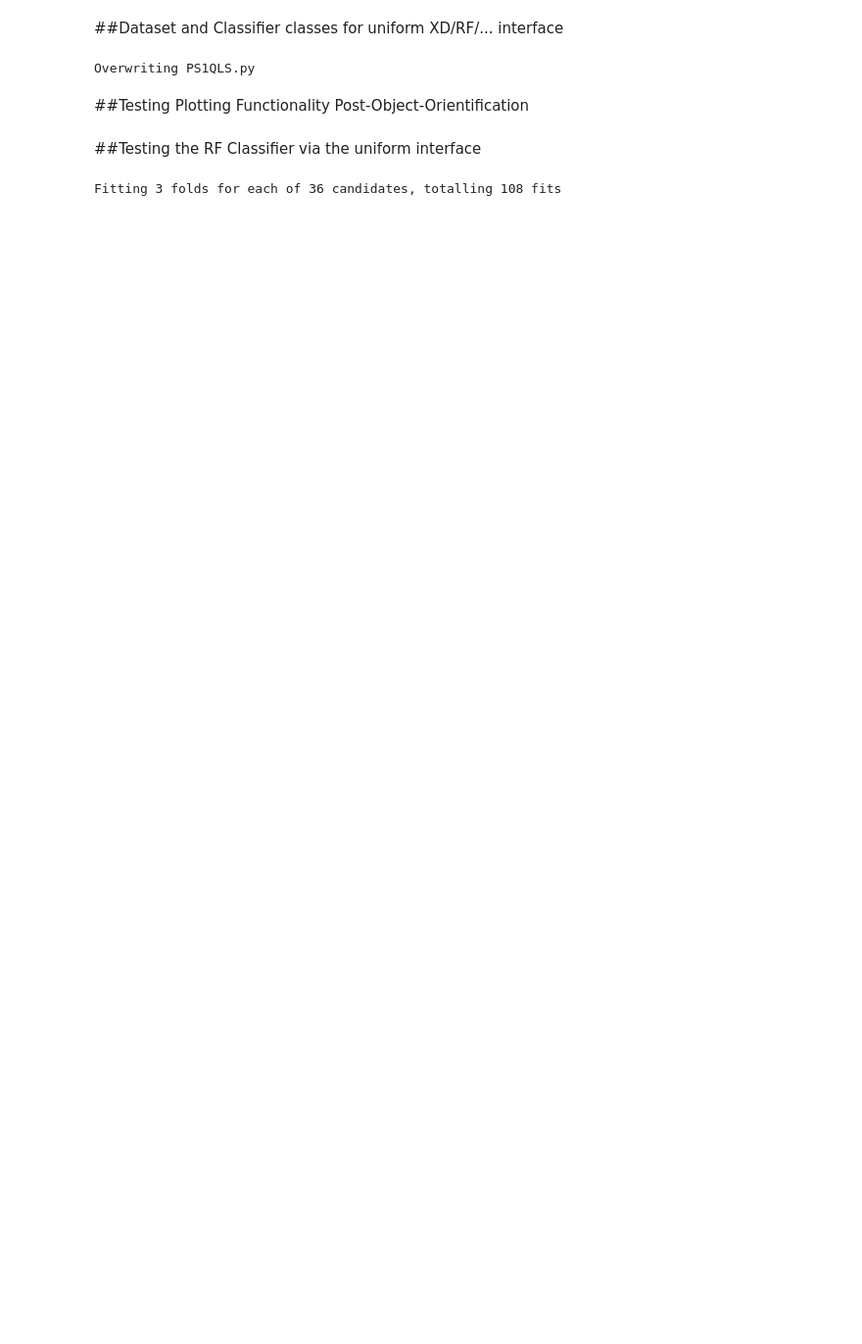
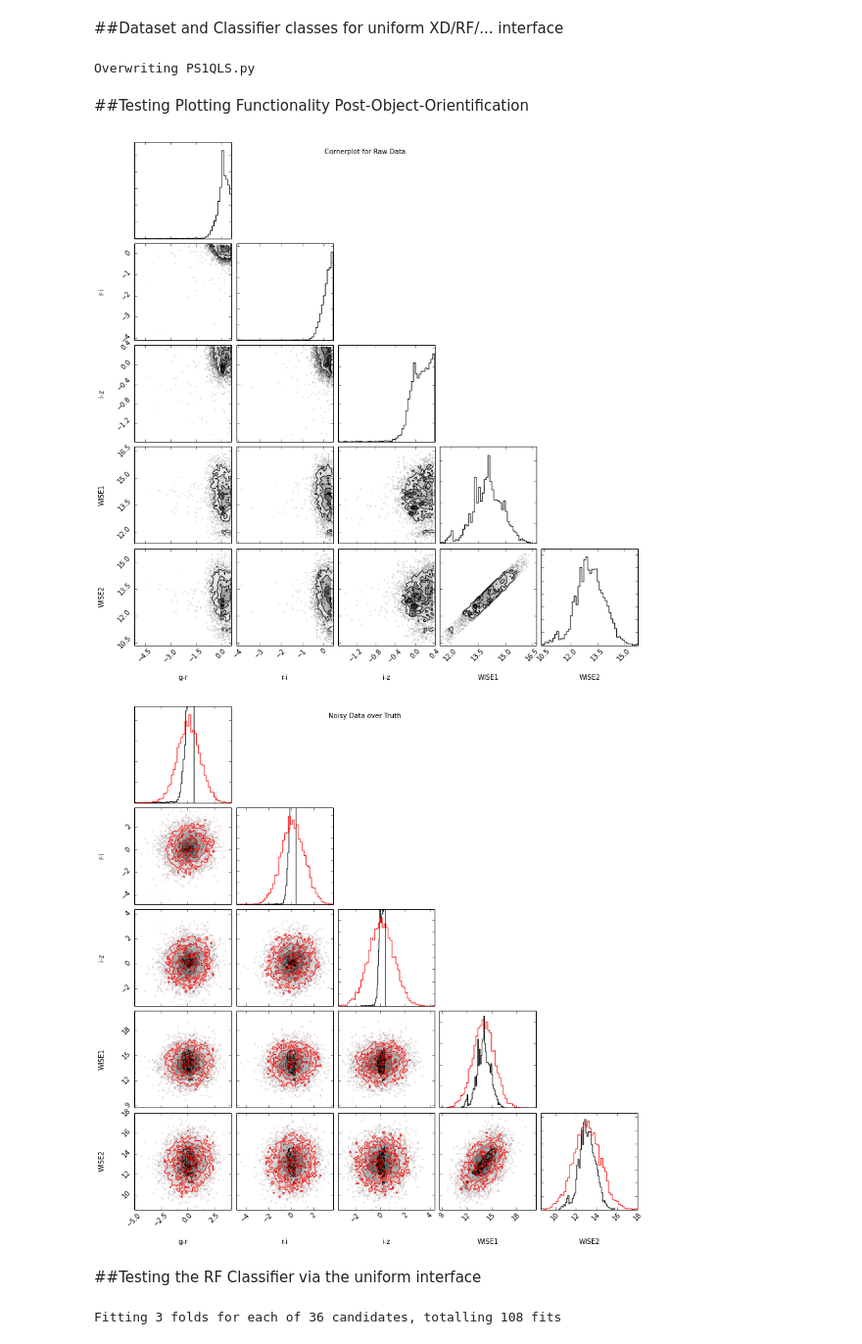
Before and after one commit to drphilmarshall/PS1QLS, a Jupyter notebook: PROJECTS/SDSS/OOP_Classifier.ipynb, the cells around one changed output. Shown: that part at 98% size. Cells and saved outputs as stored; diff of their text form; code cells hidden in the pictures; blank space fills up the shorter version.

```diff
--- a/PROJECTS/SDSS/OOP_Classifier.ipynb
+++ b/PROJECTS/SDSS/OOP_Classifier.ipynb
@@ -14,7 +14,6 @@ from sklearn import metrics
 import triangle
 import pickle
 
-text = ['g-r', 'r-i', 'i-z', 'WISE1', 'WISE2' ]
 lQSO_prior = .06007 #~1800 in a 30,000 sq deg PS1-like survey according to OM10 TODO: what is the actual PS1 depth?
 dud_prior = 12300 # reciprocal number of objects in PS1 data sample from eric
 
@@ -29,8 +28,9 @@ def listify(covmat,length):
 
 class Dataset(object):
 
-    def __init__(self,data,truth=1):
+    def __init__(self,data,truth=None,text=None):
         self.data = data
+        self.text = text
         self.truth=truth
         self.nFeatures = data.shape[1]
         self.covmat = .9*np.identity(self.nFeatures)+.1*np.ones(self.nFeatures)
@@ -50,17 +50,22 @@ class Dataset(object):
     def plot(self):
         if hasattr(self,'truedata'):
             if hasattr(self,'resampled'):
-                fig1 = triangle.corner(self.truedata,labels=text)
-                _ = triangle.corner(self.data,fig=fig1,labels=text,color='r')
-                _ = triangle.corner(self.resampled,fig=fig1,color='b',labels=text)
+                fig1 = triangle.corner(self.truedata,labels=self.text)
+                _ = triangle.corner(self.data,fig=fig1,labels=self.text,color='r')
+                _ = triangle.corner(self.resampled,fig=fig1,color='b',labels=self.text)
                 fig1.suptitle('Everything')
                 return
-            fig1 = triangle.corner(self.truedata,labels=text)
-            _ = triangle.corner(self.data,fig=fig1,labels=text,color='r')
+            fig1 = triangle.corner(self.truedata,labels=self.text)
+            _ = triangle.corner(self.data,fig=fig1,labels=self.text,color='r')
             fig1.suptitle('Noisy Data over Truth')
             return
-        fig1 = triangle.corner(self.data,labels=text)
-        fig1.suptitle('Cornerplot for Raw Data')
+        if self.truth is not None:
+            fig1 = triangle.corner(self.data[self.truth==0],truths=self.data[self.truth==1],truth_color='b',labels=self.text)
+            #fig1 = triangle.corner(self.data[self.truth==1],color='b',fig=fig1,plot_datapoints=True,plot_contours=False,labels=self.text)
+            fig1.suptitle('Cornerplot for Raw Data')
+        else:
+            fig1 = triangle.corner(self.data,labels=self.text)
+            fig1.suptitle('Cornerplot for Raw Data')
         return
 
 class Classifier(object):
@@ -120,7 +125,7 @@ class Classifier(object):
         plt.plot(fpr,tpr,'b--')
         plt.xlabel('FPR')
         plt.ylabel('TPR')
-        return
+        return fpr,tpr
 
     def save(self,pkl_fname='classifiers.pkl'):
         outfile = open(pkl_fname,'wb')
@@ -163,9 +168,12 @@ truth = np.concatenate((np.ones(lQSO.shape[0]),np.zeros(duds.shape[0])),axis=0)
 ##Testing Plotting Functionality Post-Object-Orientification
 # %%
 ds = Dataset(data,truth)
-#ds.plot()
-#ds.noisify()
-#ds.plot() #automatically plots both noisy and truth
+ds.plot()
+ds.noisify()
+ds.plot() #automatically plots both noisy and truth
+# %% [output]
+[figure, added]
+[figure, added]
 # %% [markdown]
 ##Testing the RF Classifier via the uniform interface
 # %%
```
Also changed, not shown: parts of 5 cells of this notebook, 3 other files.
